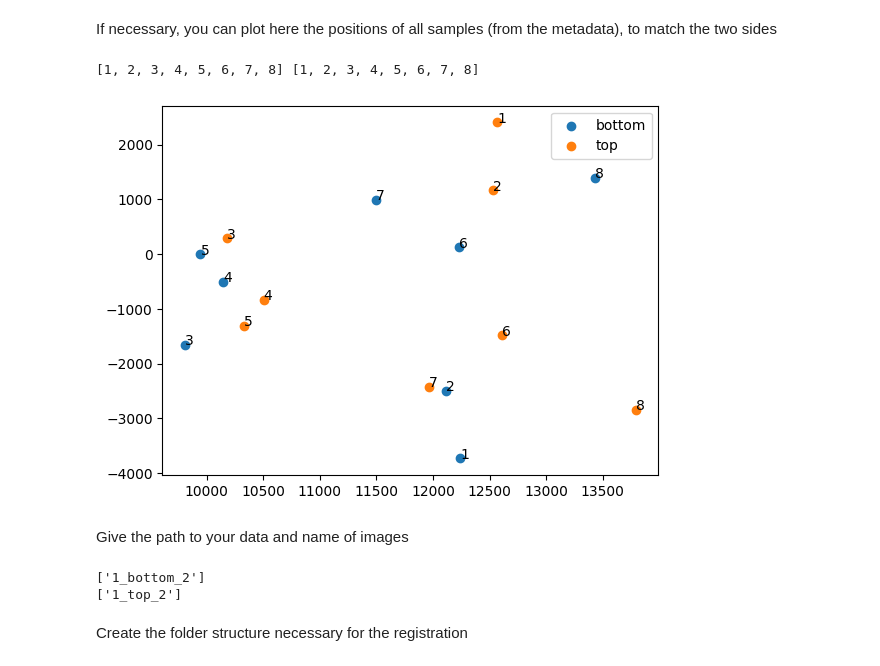
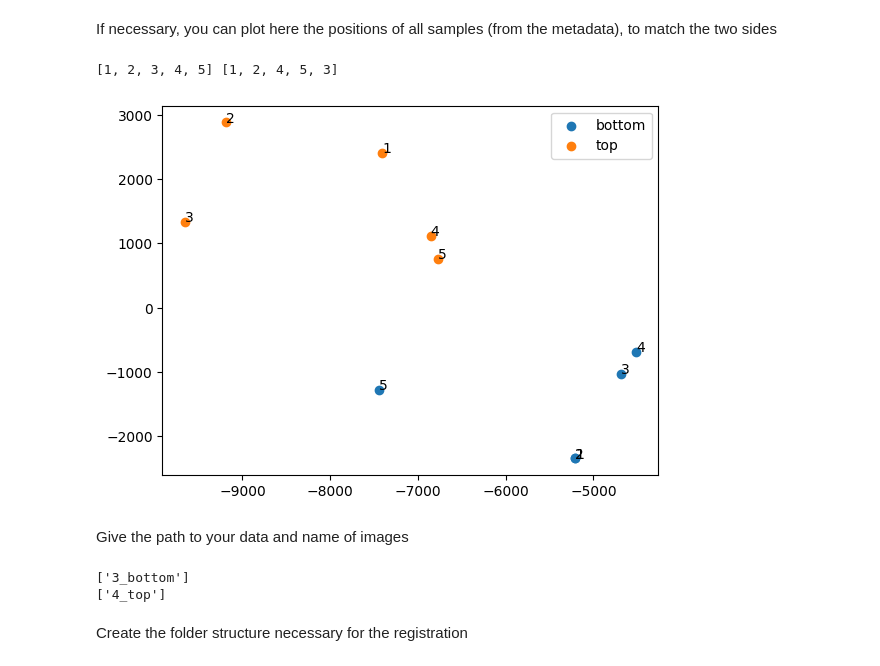
Before and after one commit to GuignardLab/tapenade, a Jupyter notebook: old_notebooks/registration_notebook_Alice _Pulsedata.ipynb, the cells around one changed output. Cells and saved outputs as stored; diff of their text form; code cells hidden in the pictures.

```diff
--- a/old_notebooks/registration_notebook_Alice _Pulsedata.ipynb
+++ b/old_notebooks/registration_notebook_Alice _Pulsedata.ipynb
@@ -39,39 +16,39 @@ print(image2.dtype)
 # %% [markdown]
 If necessary, you can plot here the positions of all samples (from the metadata), to match the two sides
 # %%
-path = rf'Z:\EqpLenne2\SHARED\Wave_project\2nd_Big_Wave\Big_experiment_wave\Hoechst_Ecad_Bra_Sox2\72_5h_re'
-path_bottom_positions=rf'{path}\multipoints_bottom_big.xml'
-path_top_positions=rf'{path}\multipoints_top_big.xml'
+path = rf'Z:\EqpLenne2\SHARED\Wave_project\2nd_Big_Wave\Big_experiment_wave\Hoechst_FoxA2_Oct4_Bra\72_5h'
+path_bottom_positions=rf'{path}\multipoints_big_bottom.xml'
+path_top_positions=rf'{path}\multipoints_big_top.xml'
 
 reconstruction.plot_positions(path_bottom_positions=path_bottom_positions,path_top_positions=path_top_positions)
 list_bottom,list_top=reconstruction.associate_top_bottom(
       path_bottom_positions=path_bottom_positions,
     path_top_positions=path_top_positions
 )
 print(list_bottom,list_top)
 # %% [output]
-[1, 2, 3, 4, 5, 6, 7, 8] [1, 2, 3, 4, 5, 6, 7, 8]
+[1, 2, 3, 4, 5] [1, 2, 4, 5, 3]
-[figure, old version]
+[figure, new version]
 # %% [markdown]
 Give the path to your data and name of images
 # %%
-path = rf'C:\Users\gros\Desktop\DATA\Valentin\Dapi_Ecad_bra_sox2_725h_re_big_newintensity\1_bottom_2'
+path = rf'C:\Users\gros\Desktop\DATA\Valentin\Hoechts_FoxA2_Oct4_Bra_72_5h_big_bottom\3'
 path_to_bin = rf'C:\Users\user\Anaconda3\envs\organoid-env\Library\bin'
 # list_ref = ["{:01d}_bottom_norm".format(i) for i in list_bottom]
 # list_float = ["{:01d}_top_norm".format(i) for i in list_top]
-list_ref=['1_bottom_2']
-list_float=['1_top_2']
+list_ref=['3_bottom']
+list_float=['4_top']
 print(list_ref)
 print(list_float)
 channels = [
 "dapi",
-'ecad',
-'bra',
-'sox2'
+'foxa2',
+'oct4',
+'bra'
 ]  # example of channels. If you have only one channel, just put one element in the list
 # %% [output]
-['1_bottom_2']
-['1_top_2']
+['3_bottom']
+['4_top']
 # %% [markdown]
 Create the folder structure necessary for the registration
 # %%
```
Also changed, not shown: parts of 3 cells of this notebook, 4 other files.
